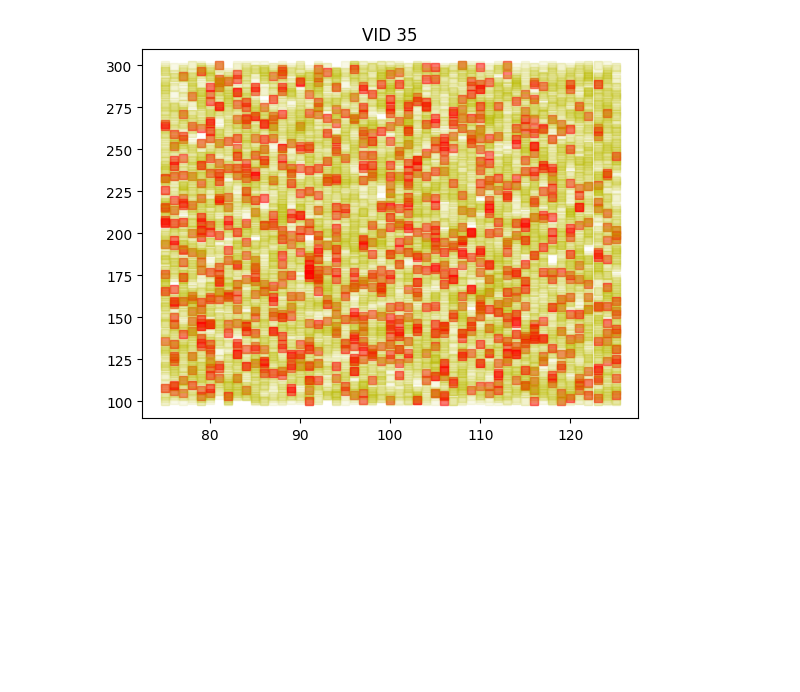
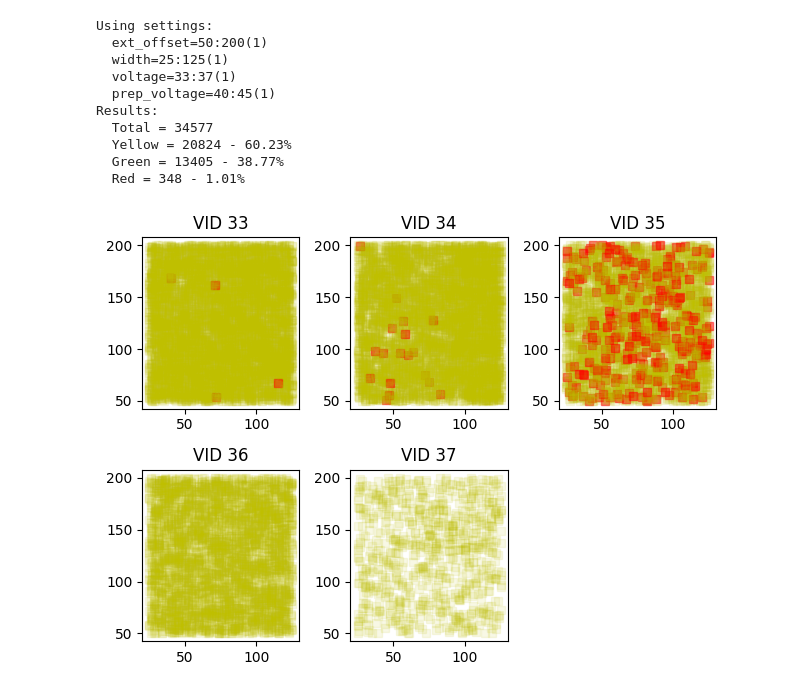
Before and after one commit to ceres-c/VU-Thesis, a Jupyter notebook: notebooks/plot_from_db.ipynb, the cells around one changed output. Cells and saved outputs as stored; diff of their text form; code cells hidden in the pictures; blank space fills up the shorter version.

```diff
--- a/notebooks/plot_from_db.ipynb
+++ b/notebooks/plot_from_db.ipynb
@@ -8,30 +0,0 @@ c = conn.cursor()
-# %%
-fig, ax = plt.subplots()
-ax.set_title('VID 35')
-
-simplify_color = { # Go from 6 different markers/colors to 3 for better visibility once we have a lot of data
-	GlitchResult.RESET					: 'sy', # Yellow
-	GlitchResult.NORMAL					: 'sg', # Green
-	GlitchResult.WEIRD					: 'sy', # Yellow
-	GlitchResult.SUCCESS				: 'sr', # Red
-	GlitchResult.HALF_SUCCESS			: 'sy', # Yellow
-	GlitchResult.BROKEN					: 'sy', # Yellow
-}
-
-c.execute('SELECT * FROM mul_f7d1fa4')
-rows = c.fetchall()
-
-print(f'Total number of points {len(rows)}, number of non-normal points {len([row for row in rows if row[4] != "NORMAL"])}')
-
-for i, row in enumerate(rows):
-	[ext_offset, width, voltage, prep_voltage, result_name, data, successes, result_a, result_b] = row
-	glitch_values: GlitchSettings = {'ext_offset': ext_offset, 'width': width, 'voltage': voltage, 'prep_voltage': prep_voltage}
-	result = GlitchResult[result_name]
-
-	if result == GlitchResult.NORMAL:
-		continue
-	if glitch_values['voltage'] != 35:
-		raise Exception('Wrong voltage')
-	ax.plot(glitch_values['width'], glitch_values['ext_offset'], simplify_color[result], alpha=0.1 if result != GlitchResult.SUCCESS else 0.5)
-# %% [output]
-[figure, removed]
@@ -37,0 +34,44 @@ for i, row in enumerate(rows):
+# %%
+TABLE = 'mul_f7d1fa4'
+settings = get_settings(TABLE).split(',')
+print(f'Using settings:\n  {'\n  '.join(settings)}')
+
+c.execute(f'SELECT DISTINCT voltage FROM {TABLE}')
+voltages = [v for (v,) in c.fetchall()]
+voltages.sort()
+
+cols = ceil(sqrt(len(voltages)))
+rows = ceil(len(voltages) / cols)
+
+fig = plt.figure(layout="tight")
+axs = {}
+for i, voltage in enumerate(voltages):
+	axs[voltage] = fig.add_subplot(rows, cols, i+1)
+	axs[voltage].set_title(f'VID {voltage}')
+
+c.execute(f'SELECT * FROM {TABLE}')
+rows = c.fetchall()
+
+summarize([GlitchResult[result_name] for (_, _, _, _, result_name, _, _, _, _) in rows])
+
+for i, row in enumerate(rows):
+	[ext_offset, width, voltage, prep_voltage, result_name, data, successes, result_a, result_b] = row
+	glitch_values: GlitchSettings = {'ext_offset': ext_offset, 'width': width, 'voltage': voltage, 'prep_voltage': prep_voltage}
+	result = GlitchResult[result_name]
+
+	# if result in [GlitchResult.NORMAL, GlitchResult.SUCCESS, GlitchResult.HALF_SUCCESS]:
+	if result == GlitchResult.NORMAL:
+		continue
+	axs[voltage].plot(glitch_values['width'], glitch_values['ext_offset'], simplify_color[result], alpha=0.1 if result != GlitchResult.SUCCESS else 0.5)
+# %% [output]
+Using settings:
+  ext_offset=50:200(1)
+  width=25:125(1)
+  voltage=33:37(1)
+  prep_voltage=40:45(1)
+Results:
+  Total = 34577
+  Yellow = 20824 - 60.23%
+  Green = 13405 - 38.77%
+  Red = 348 - 1.01%
+[figure, added]
```
Also changed, not shown: parts of 2 cells of this notebook, 2 other files.
